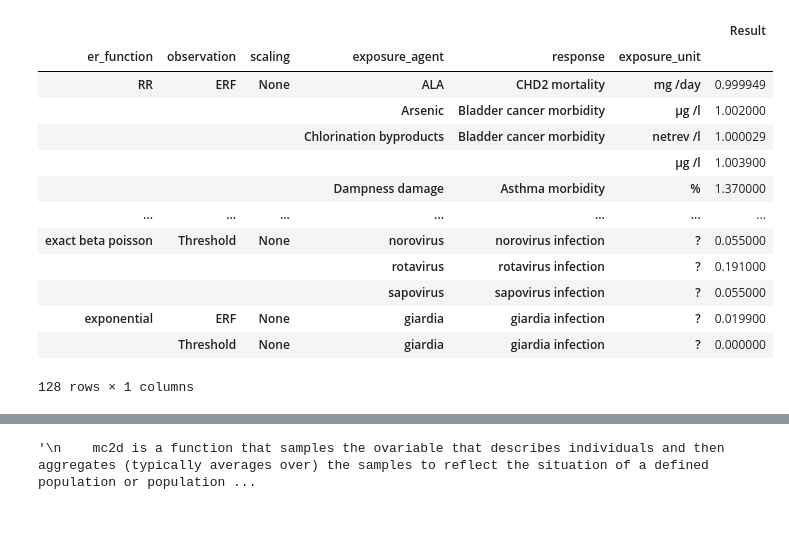
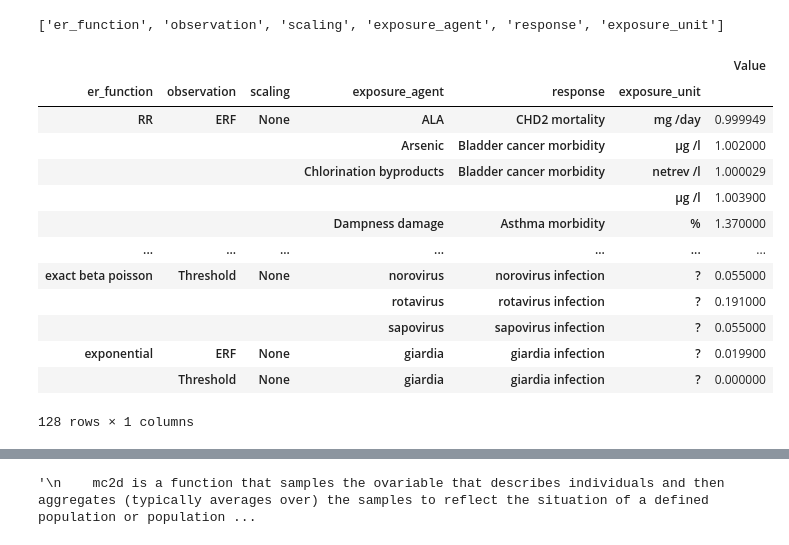
Before and after one commit to kausaltech/ghg-notebooks, a Jupyter notebook: hia_generic.ipynb, the cells around one changed output, grey strips where cells are left out. Drawn from its saved outputs; the diff is of its cells as text; code cells hidden in the pictures.

```diff
--- a/hia_generic.ipynb
+++ b/hia_generic.ipynb
@@ -10,6 +10,14 @@ import urllib.request
 import math
 import copy #import deepcopy
 from typing import Any, Dict, Optional, Union
+
+FORECAST_COLUMN = FORECAST_COLUMN
+VALUE_COLUMN = VALUE_COLUMN
+
+FORECAST_x = FORECAST_COLUMN + '_x'
+FORECAST_y = FORECAST_COLUMN + '_y'
+VALUE_x = VALUE_COLUMN + '_x'
+VALUE_y = VALUE_COLUMN + '_y'
 # %%
 class Ovariable:
     # content is the dataframe with the estimates
@@ -224,31 +246,32 @@ bw.content
 # %%
 # Exposure-response function (ERF) is a variable that typically comes from data.
 # Data comes from Opasnet [[ERFs of environmental pollutants]]
 # http://en.opasnet.org/w/Special:Opasnet_Base?id=op_en5827
 # The ovariables are converted to exposure_response_functions.csv by using code
 # https://github.com/jtuomist/watch_network/create_erf_csv.R
 
 df = pd.read_csv('exposure_response_functions.csv').drop(['source','hepatitis','age','exposure'], axis=1)
 
 tmp = ['er_function','observation','scaling','exposure_agent','response']
-tmp = tmp + list(set(df.columns) - set(tmp) - {'Result'})
-
-df = df[tmp + ['Result']].replace({
+tmp = tmp + list(set(df.columns) - set(tmp) - {VALUE_COLUMN})
+print(tmp)
+df = df[tmp + [VALUE_COLUMN]].replace({
     'ERS':'UR', # Just one er_function name per equation
     'CSF':'UR',
     'OR':'RR', # treat odds ratio as risk ratio although it is close only at small risk levels
     'TWI':'Step',
     'TDI':'Step',
     'ADI':'Step',
     'RDI':'Step',
     'NOAEL':'Step'
 })
 erf = df.sort_values(tmp).set_index(tmp)
 erf = Ovariable(quantity = 'ERF', content=erf, name='pm_erf')
 
 erf.content
 # %% [output]
+['er_function', 'observation', 'scaling', 'exposure_agent', 'response', 'exposure_unit']
-|  |  |  |  |  |  | Result |
+|  |  |  |  |  |  | Value |
 | er_function | observation | scaling | exposure_agent | response | exposure_unit |  |
 | RR | ERF | None | ALA | CHD2 mortality | mg /day | 0.999949 |
 |  |  |  | Arsenic | Bladder cancer morbidity | µg /l | 1.002000 |
@@ -261,7 +284,7 @@ erf.content
 |  |  |  | sapovirus | sapovirus infection | ? | 0.055000 |
 | exponential | ERF | None | giardia | giardia infection | ? | 0.019900 |
 |  | Threshold | None | giardia | giardia infection | ? | 0.000000 |
-128 rows × 1 columns
+128 rows × 1 columns
 # %%
 expo.scale_exposure(erf, bw).content
 # %% [output]
```
Also changed, not shown: parts of 19 cells of this notebook, 1 other file.
